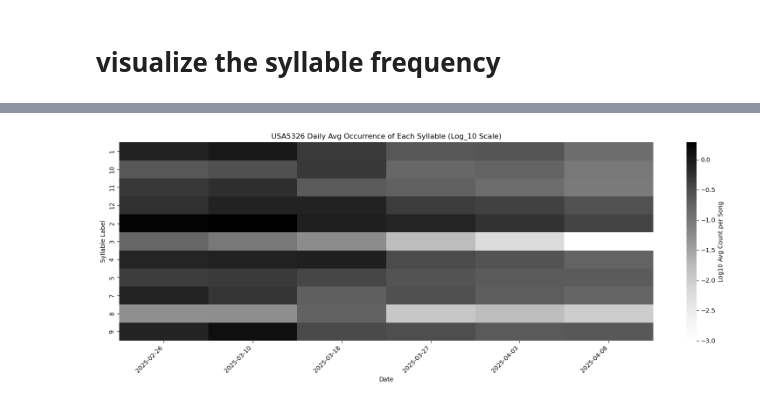
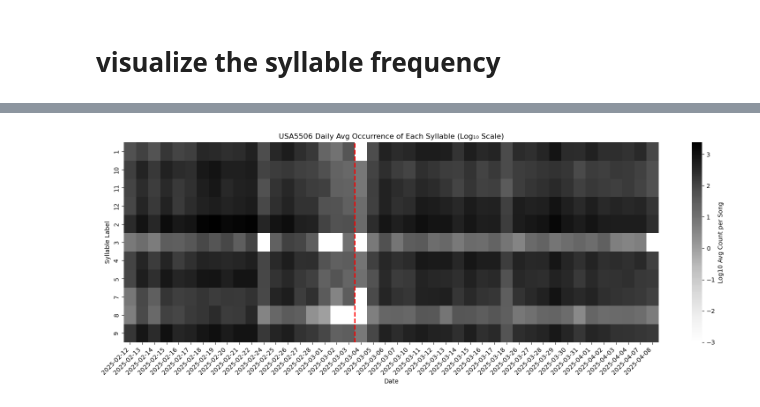
Before and after one commit to hulseyvincentr/syntax_analysis, a Jupyter notebook: notebooks/barcode_plot_of_syllable_frequency.ipynb, the cells around one changed output, grey strips where cells are left out. Saved outputs shown, nothing was run; the diff lists cells and outputs as text; code cells hidden in the pictures.

```diff
--- a/notebooks/barcode_plot_of_syllable_frequency.ipynb
+++ b/notebooks/barcode_plot_of_syllable_frequency.ipynb
@@ -380,35 +380,37 @@ plot_syllable_counts(count_table, animal_id="USA5506")
 # %%
 import numpy as np
 import pandas as pd
 import matplotlib.pyplot as plt
 import seaborn as sns
 
 def plot_log_scaled_syllable_counts(count_table, animal_id=None, treatment_date=None):
-    # Apply log10 transform (add small value to avoid log(0))
-    log_scaled_table = np.log10(count_table + 1e-3)  # 1e-3 keeps 0s from becoming -inf
+    log_scaled_table = np.log10(count_table + 1e-3)
 
     plt.figure(figsize=(16, 6))
     ax = sns.heatmap(log_scaled_table, cmap='Greys', cbar_kws={'label': 'Log10 Avg Count per Song'})
 
-    # Format x-axis labels to just show date
-    formatted_dates = [d.strftime('%Y-%m-%d') for d in log_scaled_table.columns]
+    # Format x-axis labels
+    formatted_dates = [pd.to_datetime(d).strftime('%Y-%m-%d') for d in log_scaled_table.columns]
     ax.set_xticklabels(formatted_dates, rotation=45, ha='right')
 
     plt.xlabel("Date")
     plt.ylabel("Syllable Label")
 
     if animal_id:
-        plt.title(f"{animal_id} Daily Avg Occurrence of Each Syllable (Log_{10} Scale)")
+        plt.title(f"{animal_id} Daily Avg Occurrence of Each Syllable (Log₁₀ Scale)")
 
+    # Plot red dashed line at treatment date
     if treatment_date:
         treatment_date = pd.to_datetime(treatment_date)
-        if treatment_date in log_scaled_table.columns:
-            index = list(log_scaled_table.columns).index(treatment_date)
+        date_columns = pd.to_datetime(log_scaled_table.columns)
+        if treatment_date in date_columns.values:
+            index = list(date_columns).index(treatment_date)
             ax.axvline(x=index, color='red', linestyle='--', linewidth=2)
 
     plt.tight_layout()
     plt.show()
+
+
+plot_log_scaled_syllable_counts(count_table, animal_id, treatment_date)
+# %% [output]
+[figure, added]
-# %%
-plot_log_scaled_syllable_counts(count_table, animal_id="USA5326", treatment_date="2024-02-20")
-# %% [output]
-[figure, removed]
```
Also changed, not shown: parts of 7 cells of this notebook, 2 other files.
